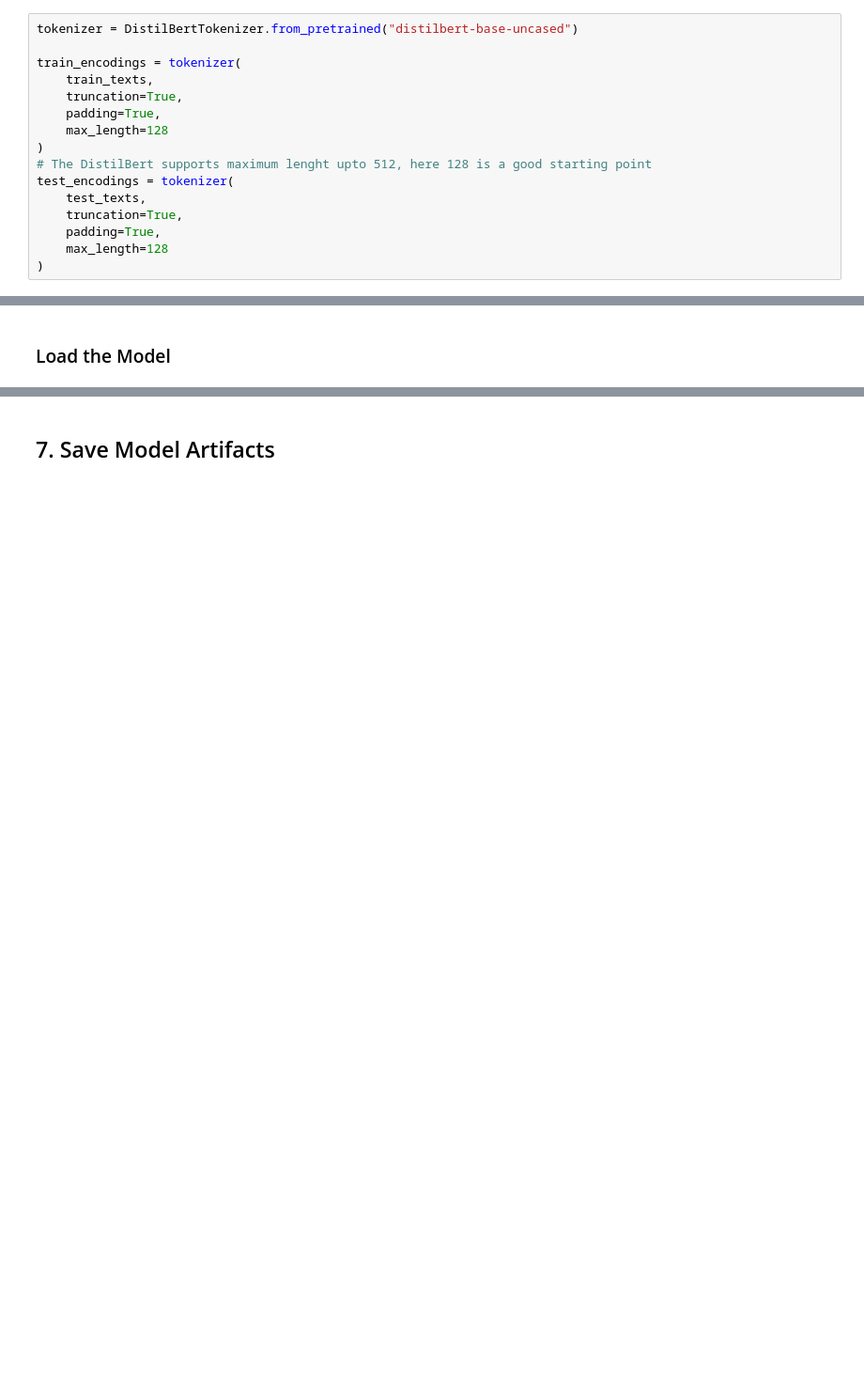
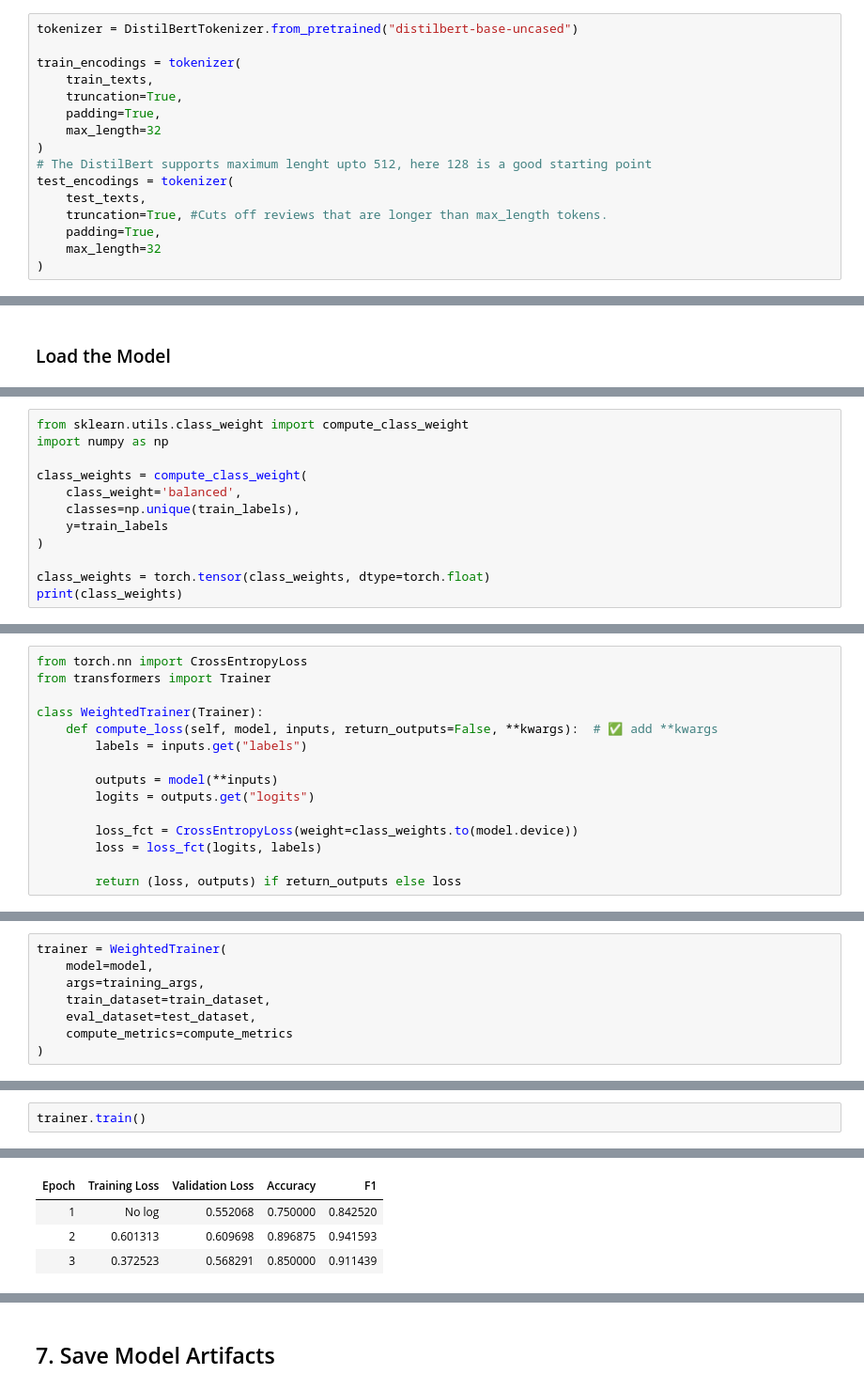
Before and after one commit to devpatel0005/Sentira-AI, a Jupyter notebook: E_commerce_Review_Intelligence_System.ipynb, the cells around one changed output, grey strips where cells are left out. Shown at 94% size. Cells and saved outputs as stored; diff of their text form; blank space fills up the shorter version.

Commit message:
Updated the sentiment analysis code and implemented the class imbalance issue and the model now performs 85% accurately on test dataset and 92% on training. implemented the Hugging Face trainer.

```diff
--- a/E_commerce_Review_Intelligence_System.ipynb
+++ b/E_commerce_Review_Intelligence_System.ipynb
@@ -200,14 +209,14 @@ train_encodings = tokenizer(
     train_texts,
     truncation=True,
     padding=True,
-    max_length=128
+    max_length=32
 )
 # The DistilBert supports maximum lenght upto 512, here 128 is a good starting point
 test_encodings = tokenizer(
     test_texts,
-    truncation=True,
+    truncation=True, #Cuts off reviews that are longer than max_length tokens.
     padding=True,
-    max_length=128
+    max_length=32
 )
 # %% [markdown]
 ###  Create PyTorch Datasets
@@ -312,0 +323,12 @@ print(classification_report(true_labels, preds, target_names=le.classes_))
+# %%
+from sklearn.utils.class_weight import compute_class_weight
+import numpy as np
+
+class_weights = compute_class_weight(
+    class_weight='balanced',
+    classes=np.unique(train_labels),
+    y=train_labels
+)
+
+class_weights = torch.tensor(class_weights, dtype=torch.float)
+print(class_weights)
@@ -312,0 +339,15 @@ print(classification_report(true_labels, preds, target_names=le.classes_))
+# %%
+from torch.nn import CrossEntropyLoss
+from transformers import Trainer
+
+class WeightedTrainer(Trainer):
+    def compute_loss(self, model, inputs, return_outputs=False, **kwargs):  # ✅ add **kwargs
+        labels = inputs.get("labels")
+
+        outputs = model(**inputs)
+        logits = outputs.get("logits")
+
+        loss_fct = CrossEntropyLoss(weight=class_weights.to(model.device))
+        loss = loss_fct(logits, labels)
+
+        return (loss, outputs) if return_outputs else loss
@@ -312,0 +364,8 @@ print(classification_report(true_labels, preds, target_names=le.classes_))
+# %%
+trainer = WeightedTrainer(
+    model=model,
+    args=training_args,
+    train_dataset=train_dataset,
+    eval_dataset=test_dataset,
+    compute_metrics=compute_metrics
+)
@@ -312,0 +374,3 @@ print(classification_report(true_labels, preds, target_names=le.classes_))
+# %%
+trainer.train()
+# %% [output]
@@ -312,0 +378,4 @@ print(classification_report(true_labels, preds, target_names=le.classes_))
+| Epoch | Training Loss | Validation Loss | Accuracy | F1 |
+| 1 | No log | 0.552068 | 0.750000 | 0.842520 |
+| 2 | 0.601313 | 0.609698 | 0.896875 | 0.941593 |
+| 3 | 0.372523 | 0.568291 | 0.850000 | 0.911439 |
```
Also changed, not shown: parts of 41 cells of this notebook, 5 other files.
